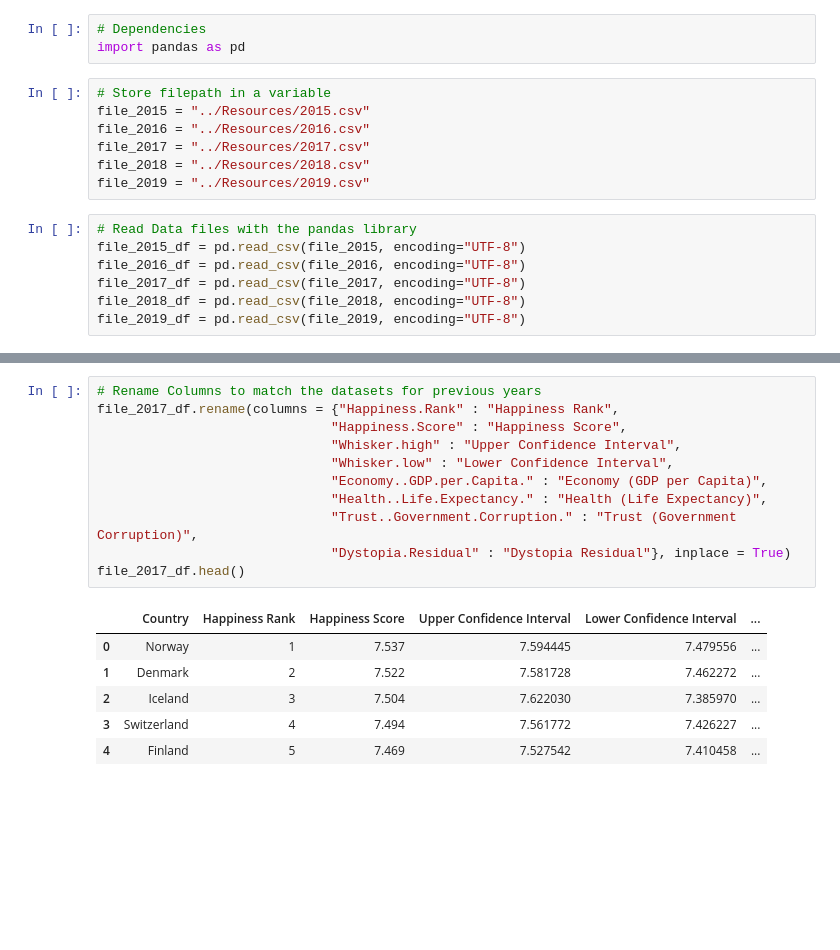
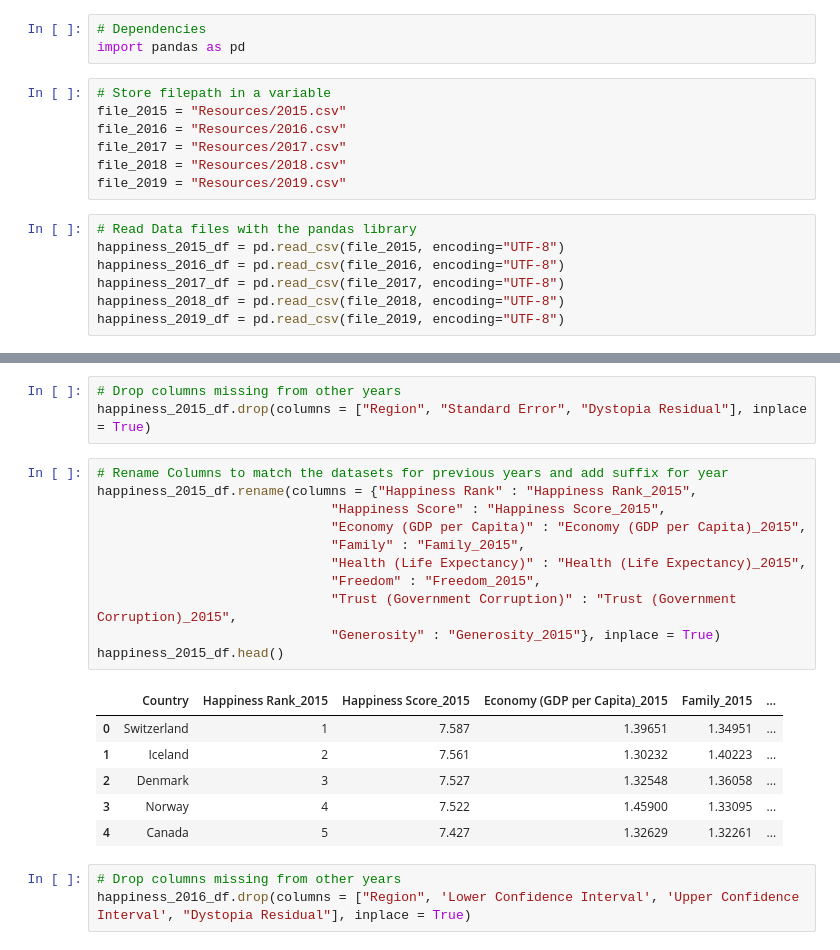
Before and after one commit to reginesgit/Factors-Contributing-to-a-Countrys-Happiness, a Jupyter notebook: Happiness/Happiness_Beginning.ipynb, the cells around one changed output, grey strips where cells are left out. Drawn from its saved outputs; the diff is of its cells as text; blank space fills up the shorter version.

Commit message:
Average Happiness Data Cleaned

```diff
--- a/Happiness/Happiness_Beginning.ipynb
+++ b/Happiness/Happiness_Beginning.ipynb
@@ -3,15 +3,15 @@
 import pandas as pd
 # %%
 # Store filepath in a variable
-file_2015 = "../Resources/2015.csv"
-file_2016 = "../Resources/2016.csv"
-file_2017 = "../Resources/2017.csv"
-file_2018 = "../Resources/2018.csv"
-file_2019 = "../Resources/2019.csv"
+file_2015 = "Resources/2015.csv"
+file_2016 = "Resources/2016.csv"
+file_2017 = "Resources/2017.csv"
+file_2018 = "Resources/2018.csv"
+file_2019 = "Resources/2019.csv"
 # %%
 # Read Data files with the pandas library
-file_2015_df = pd.read_csv(file_2015, encoding="UTF-8")
-file_2016_df = pd.read_csv(file_2016, encoding="UTF-8")
-file_2017_df = pd.read_csv(file_2017, encoding="UTF-8")
-file_2018_df = pd.read_csv(file_2018, encoding="UTF-8")
-file_2019_df = pd.read_csv(file_2019, encoding="UTF-8")
+happiness_2015_df = pd.read_csv(file_2015, encoding="UTF-8")
+happiness_2016_df = pd.read_csv(file_2016, encoding="UTF-8")
+happiness_2017_df = pd.read_csv(file_2017, encoding="UTF-8")
+happiness_2018_df = pd.read_csv(file_2018, encoding="UTF-8")
+happiness_2019_df = pd.read_csv(file_2019, encoding="UTF-8")
@@ -36,18 +18,24 @@ file_2016_df.head()
+# %%
+# Drop columns missing from other years
+happiness_2015_df.drop(columns = ["Region", "Standard Error", "Dystopia Residual"], inplace = True)
 # %%
-# Rename Columns to match the datasets for previous years
-file_2017_df.rename(columns = {"Happiness.Rank" : "Happiness Rank",
-                              "Happiness.Score" : "Happiness Score",
-                              "Whisker.high" : "Upper Confidence Interval",
-                              "Whisker.low" : "Lower Confidence Interval",
-                              "Economy..GDP.per.Capita." : "Economy (GDP per Capita)",
-                              "Health..Life.Expectancy." : "Health (Life Expectancy)",
-                              "Trust..Government.Corruption." : "Trust (Government Corruption)",
-                              "Dystopia.Residual" : "Dystopia Residual"}, inplace = True)
-file_2017_df.head()
+# Rename Columns to match the datasets for previous years and add suffix for year
+happiness_2015_df.rename(columns = {"Happiness Rank" : "Happiness Rank_2015",
+                              "Happiness Score" : "Happiness Score_2015",
+                              "Economy (GDP per Capita)" : "Economy (GDP per Capita)_2015",
+                              "Family" : "Family_2015",
+                              "Health (Life Expectancy)" : "Health (Life Expectancy)_2015",
+                              "Freedom" : "Freedom_2015",
+                              "Trust (Government Corruption)" : "Trust (Government Corruption)_2015",
+                              "Generosity" : "Generosity_2015"}, inplace = True)
+happiness_2015_df.head()
 # %% [output]
-|  | Country | Happiness Rank | Happiness Score | Upper Confidence Interval | Lower Confidence Interval | ... |
-| 0 | Norway | 1 | 7.537 | 7.594445 | 7.479556 | ... |
-| 1 | Denmark | 2 | 7.522 | 7.581728 | 7.462272 | ... |
-| 2 | Iceland | 3 | 7.504 | 7.622030 | 7.385970 | ... |
-| 3 | Switzerland | 4 | 7.494 | 7.561772 | 7.426227 | ... |
-| 4 | Finland | 5 | 7.469 | 7.527542 | 7.410458 | ... |
+|  | Country | Happiness Rank_2015 | Happiness Score_2015 | Economy (GDP per Capita)_2015 | Family_2015 | ... |
+| 0 | Switzerland | 1 | 7.587 | 1.39651 | 1.34951 | ... |
+| 1 | Iceland | 2 | 7.561 | 1.30232 | 1.40223 | ... |
+| 2 | Denmark | 3 | 7.527 | 1.32548 | 1.36058 | ... |
+| 3 | Norway | 4 | 7.522 | 1.45900 | 1.33095 | ... |
+| 4 | Canada | 5 | 7.427 | 1.32629 | 1.32261 | ... |
+# %%
+# Drop columns missing from other years
+happiness_2016_df.drop(columns = ["Region", 'Lower Confidence Interval', 'Upper Confidence Interval', "Dystopia Residual"], inplace = True)
```
Also changed, not shown: parts of 14 cells of this notebook, 2 other files.
